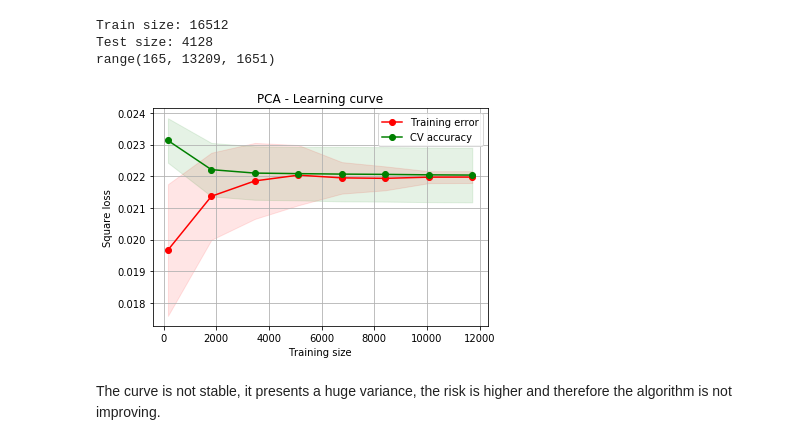
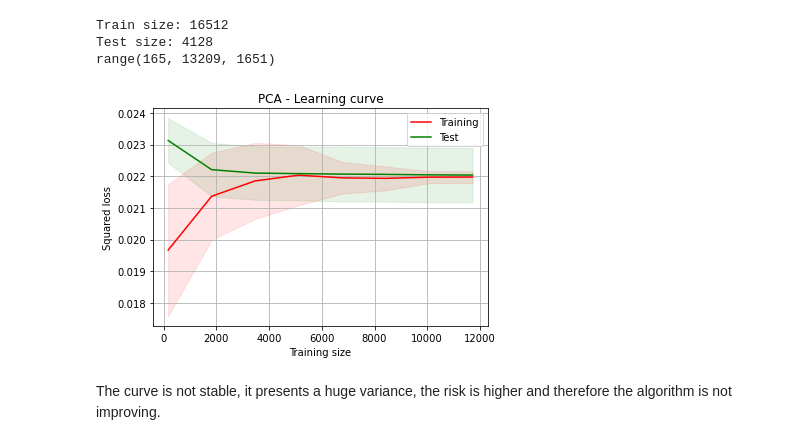
Before and after one commit to mikymaione/HousingPrices, a Jupyter notebook: SourceCode/HousingPrices/main.ipynb, the cells around one changed output. Saved outputs shown, nothing was run; the diff lists cells and outputs as text; code cells hidden in the pictures.

```diff
--- a/SourceCode/HousingPrices/main.ipynb
+++ b/SourceCode/HousingPrices/main.ipynb
@@ -628,30 +620,19 @@ Train size: 16512
 Test size: 4128
 range(165, 13209, 1651)
 # %%
-train_size, train_score, val_score = learning_curve(learner, x_train, y_train, train_sizes=sizes, cv=5, scoring=scoring, shuffle = True, random_state=1986, n_jobs=-1)
+train_size, train_score, test_scores = learning_curve(learner, x_train, y_train, train_sizes=sizes, cv=5, scoring=scoring, shuffle = True, random_state=1986, n_jobs=-1)
-# %%
-train_score_mean = -numpy.mean(train_score, axis=1)
-train_score_std = numpy.std(train_score, axis=1)
-val_score_mean = -numpy.mean(val_score, axis=1)
-val_score_std = numpy.std(val_score, axis=1)
-
-plt.grid()
-plt.title('PCA - Learning curve')
-plt.fill_between(sizes, train_score_mean - train_score_std,
-                 train_score_mean + train_score_std, alpha=0.1,
-                 color="r")
-plt.fill_between(sizes, val_score_mean - val_score_std,
-                 val_score_mean + val_score_std, alpha=0.1, color="g")
-plt.plot(sizes, train_score_mean, 'o-', color="r",
-         label="Training error")
-plt.plot(sizes, val_score_mean, 'o-', color="g",
-         label="CV accuracy")
-plt.legend()
-plt.xlabel('Training size')
-plt.ylabel('Square loss')
-plt.show()
-# %% [output]
-[figure, removed]
+# %%
+Plotting.plotAreaMeanStd(
+    'PCA - Learning curve',
+    train_size,
+    [train_score, test_scores],
+    scoring_neg,
+    ['Training', 'Test'],
+    ['r', 'g'],
+    'Training size',
+    scoring_label_loss)
+# %% [output]
+[figure, added]
 # %% [markdown]
 The curve is not stable, it presents a huge variance, the risk is higher and therefore the algorithm is not improving.
 # %%
```
Also changed, not shown: parts of 15 cells of this notebook.
